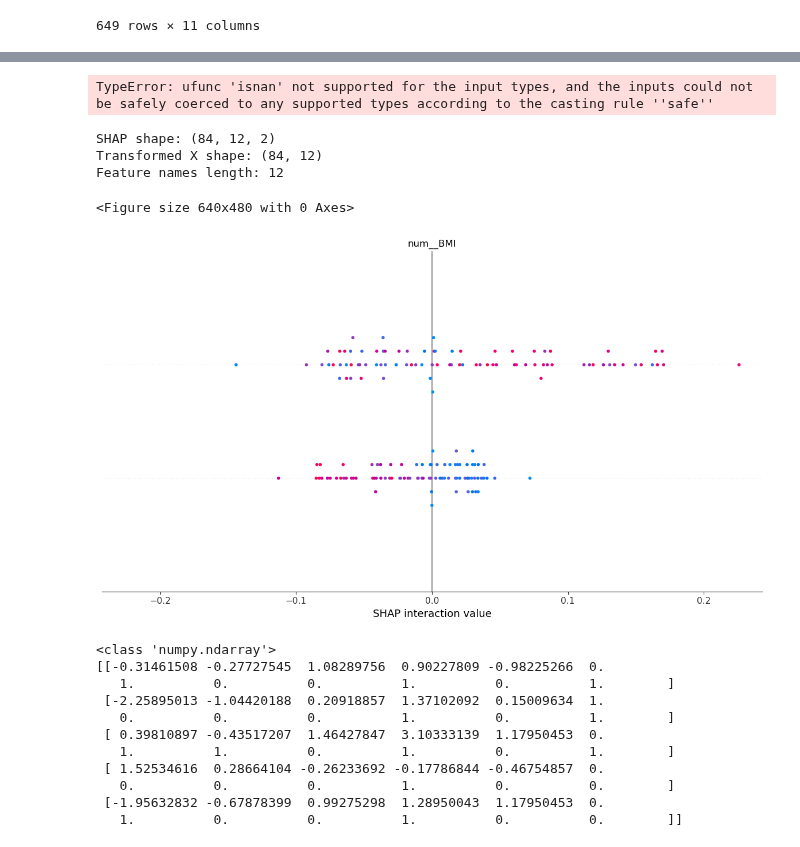
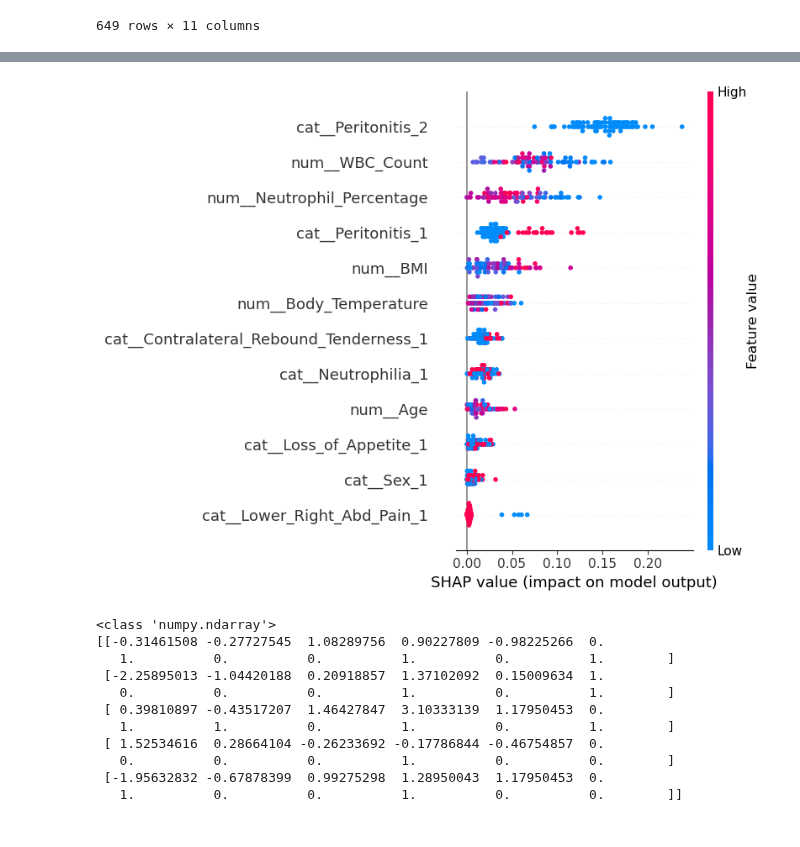
Before and after one commit to mbatheja/Appendicitis, a Jupyter notebook: classification-last working.ipynb, the cells around one changed output, grey strips where cells are left out. Drawn from its saved outputs; the diff is of its cells as text; code cells hidden in the pictures.

Commit message:
Old classification without imputers
This file was used to answer questions on sensitivity

```diff
--- a/classification-last working.ipynb
+++ b/classification-last working.ipynb
@@ -640,69 +667,28 @@ Confusion Matrix:
 [figure]
 ... (4 outputs left out)
 # %%
-#sensitivity analysis with SHAP values
-import shap
+# Extract preprocessor and ensure it's fitted
+pre = best_rf_model.named_steps["preprocessor"]
+pre.fit(X_train)
 
-#Extract the fitted model and preprocessor
-rf = best_rf_model.named_steps["model"]
-pre = best_rf_model.named_steps["preprocessor"]
-
-#Transform X_val using fitted preprocessor
+# Transform X_val with only the fitted preprocessor
 X_val_transformed = pre.transform(X_val)
 
-#Get correct feature names from fitted preprocessor
+# Get proper feature names
 feature_names = pre.get_feature_names_out()
 
-#Create SHAP explainer on model
-explainer = shap.TreeExplainer(rf)
-
-#Compute SHAP values
+# SHAP explainer and value computation
+rf_model = best_rf_model.named_steps["model"]
+explainer = shap.TreeExplainer(rf_model)
 shap_values = explainer.shap_values(X_val_transformed)
 
-#Use shap_values[1] only if it's a list (i.e., for classification)
-if isinstance(shap_values, list):
-    shap_values = shap_values[1]
+# Use shap_values[1] if it's a classifier
+shap_values_mean = np.mean(np.abs(shap_values), axis=2)  # shape (84, 12)
 
-#Plot summary
-shap.summary_plot(shap_values, X_val_transformed, feature_names=feature_names)
+# Plot summary using mean SHAP values
+shap.summary_plot(shap_values_mean, X_val_transformed, feature_names=feature_names)
 # %% [output]
-TypeError: ufunc 'isnan' not supported for the input types, and the inputs could not be safely coerced to any supported types according to the casting rule ''safe''
+[figure, added]
-# %%
-import shap
-import numpy as np
-
-# Extract preprocessor and ensure it's fitted
-pre = best_rf_model.named_steps["preprocessor"]
-pre.fit(X_train)
-
-# Transform X_val with only the fitted preprocessor
-X_val_transformed = pre.transform(X_val)
-
-# Get proper feature names
-feature_names = pre.get_feature_names_out()
-
-# SHAP explainer and value computation
-rf_model = best_rf_model.named_steps["model"]
-explainer = shap.TreeExplainer(rf_model)
-shap_values = explainer.shap_values(X_val_transformed)
-
-# Use shap_values[1] if it's a classifier
-if isinstance(shap_values, list):
-    shap_values = shap_values[1]
-
-# Sanity check
-print("SHAP shape:", shap_values.shape)
-print("Transformed X shape:", X_val_transformed.shape)
-print("Feature names length:", len(feature_names))
-
-# Plot
-shap.summary_plot(shap_values, X_val_transformed, feature_names=feature_names)
-# %% [output]
-SHAP shape: (84, 12, 2)
-Transformed X shape: (84, 12)
-Feature names length: 12
-<Figure size 640x480 with 0 Axes>
-[figure, removed]
 # %%
 print(type(X_val_transformed))
 print(X_val_transformed[:5])
```
Also changed, not shown: parts of 7 cells of this notebook.
